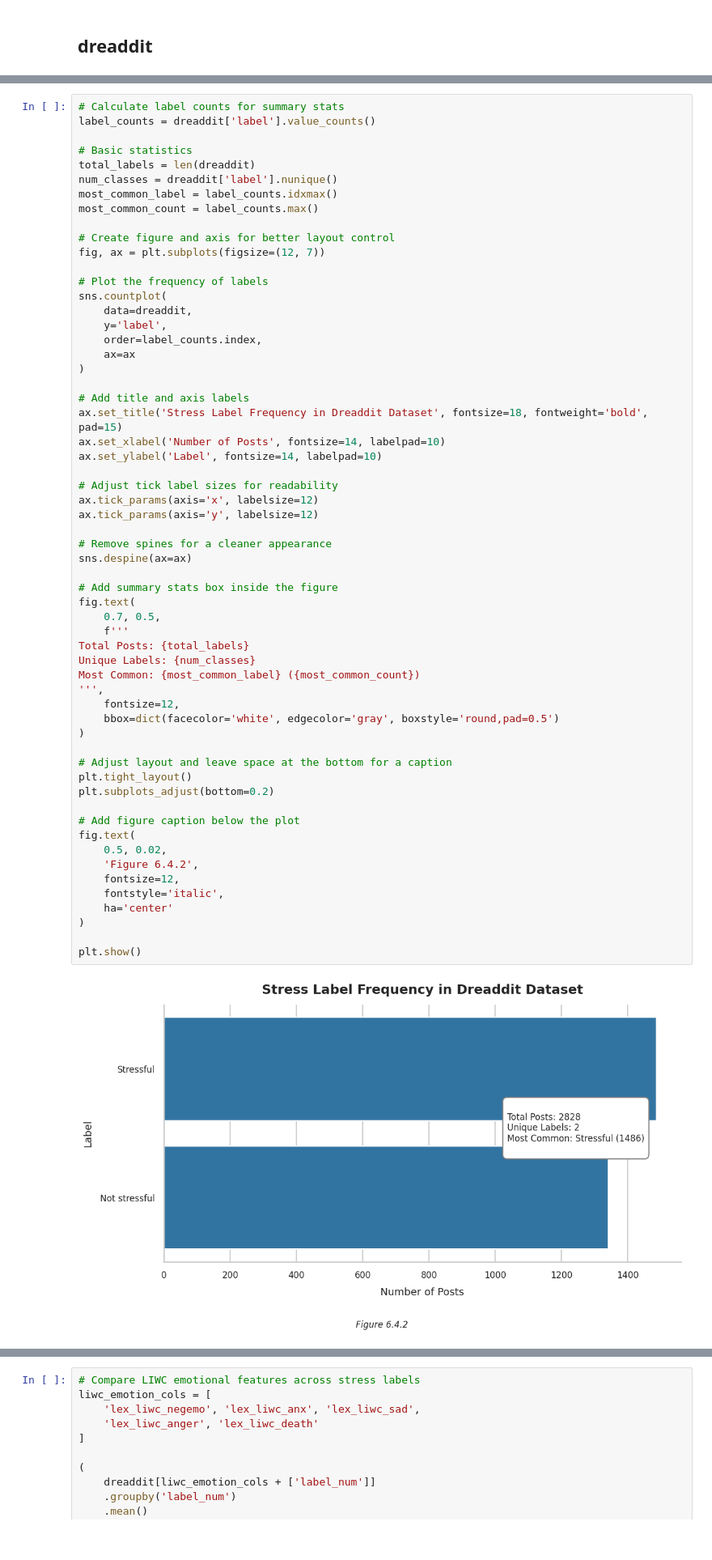
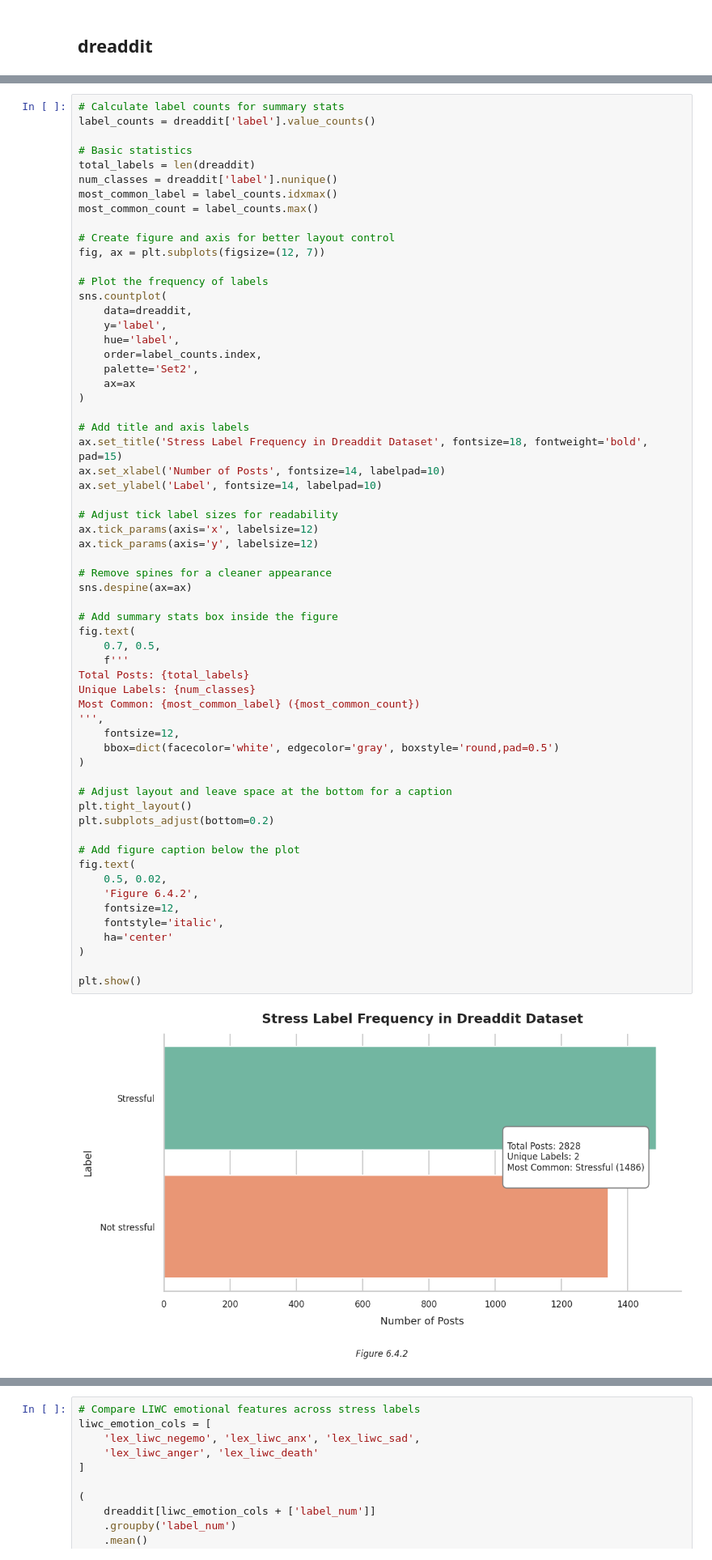
Before and after one commit to PaoloCarlevero/self_harm_datasets, a Jupyter notebook: self_harm_datasets.ipynb, the cells around one changed output, grey strips where cells are left out. Shown at 81% size. Drawn from its saved outputs; the diff is of its cells as text.

```diff
--- a/self_harm_datasets.ipynb
+++ b/self_harm_datasets.ipynb
@@ -1249,7 +1253,9 @@ fig, ax = plt.subplots(figsize=(12, 7))
 sns.countplot(
     data=dreaddit,
     y='label',
+    hue='label',
     order=label_counts.index,
+    palette='Set2',
     ax=ax
 )
 
@@ -1265,34 +1271,34 @@ ax.tick_params(axis='y', labelsize=12)
 # Remove spines for a cleaner appearance
 sns.despine(ax=ax)
 
 # Add summary stats box inside the figure
 fig.text(
     0.7, 0.5,
     f'''
 Total Posts: {total_labels}
 Unique Labels: {num_classes}
 Most Common: {most_common_label} ({most_common_count})
 ''',
     fontsize=12,
     bbox=dict(facecolor='white', edgecolor='gray', boxstyle='round,pad=0.5')
 )
 
 # Adjust layout and leave space at the bottom for a caption
 plt.tight_layout()
 plt.subplots_adjust(bottom=0.2)
 
 # Add figure caption below the plot
 fig.text(
     0.5, 0.02,
     'Figure 6.4.2',
     fontsize=12,
     fontstyle='italic',
     ha='center'
 )
 
 plt.show()
 # %% [output]
-[figure, old version]
+[figure, new version]
 # %%
 # Calculate proportion of stressful posts per subreddit
 subreddit_stress = (
```
Also changed, not shown: parts of 11 cells of this notebook.
